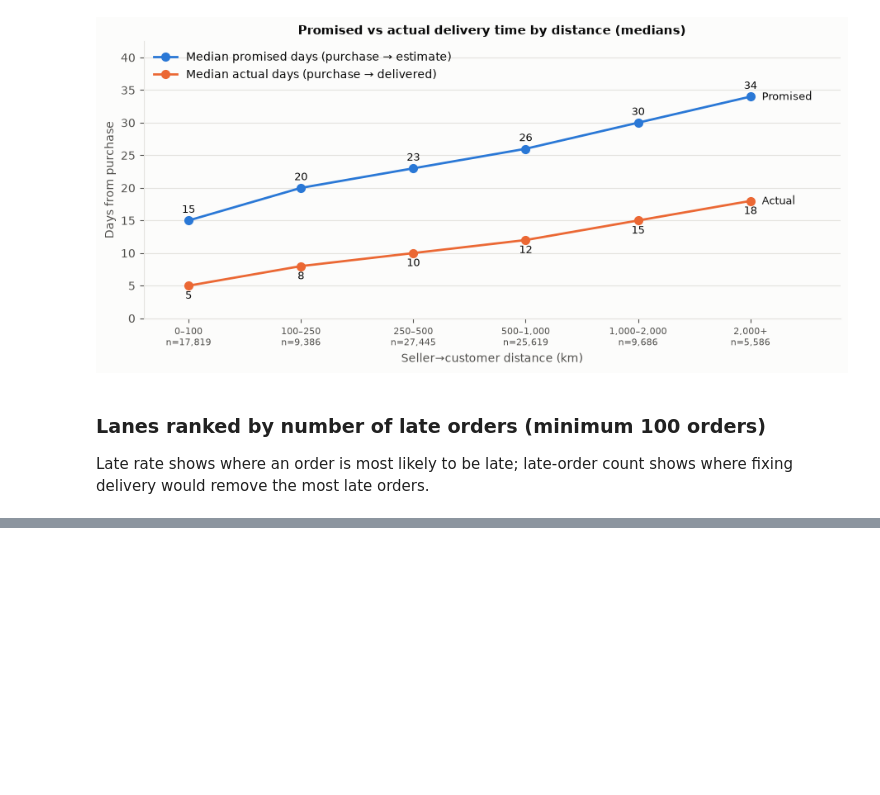
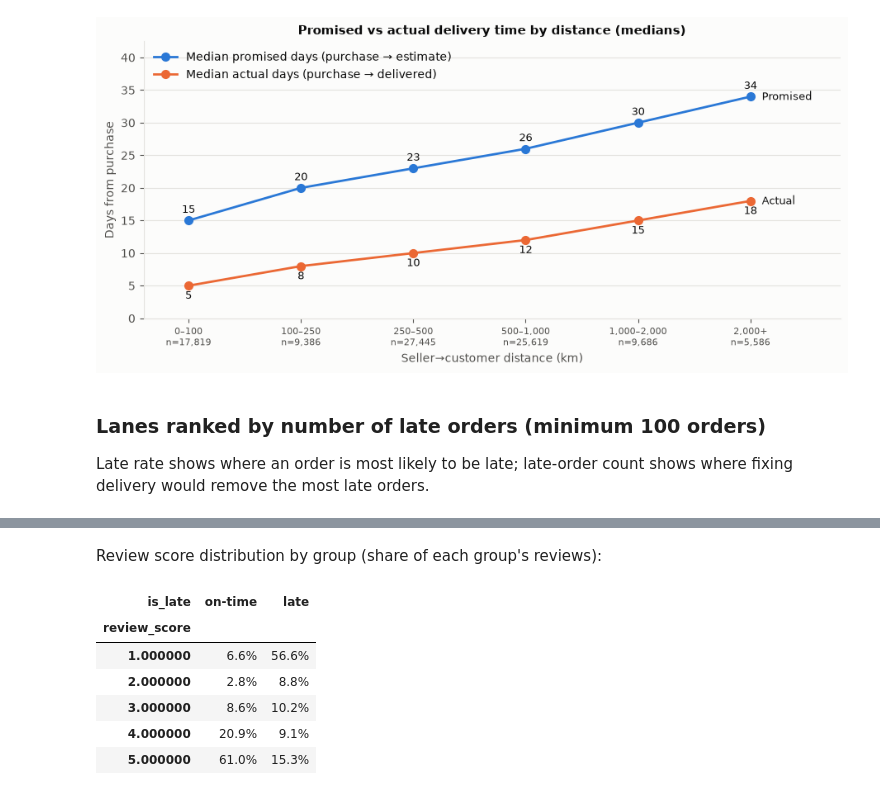
Before and after one commit to DevarshiDave1120-cmd/olist-marketplace-operations-analytics, a Jupyter notebook: notebooks/olist_analysis.ipynb, the cells around one changed output, grey strips where cells are left out. Saved outputs shown, nothing was run; the diff lists cells and outputs as text; code cells hidden in the pictures; blank space fills up the shorter version.

```diff
--- a/notebooks/olist_analysis.ipynb
+++ b/notebooks/olist_analysis.ipynb
@@ -287,0 +363,14 @@ by_count.style.format({"order_count": "{:,}", "late_count": "{:,}", "late_rate":
+# %% [markdown]
+Review score distribution by group (share of each group's reviews):
+# %%
+dist = (pd.crosstab(rv.review_score, rv.is_late.map({True: "late", False: "on-time"}),
+                    normalize="columns")[["on-time", "late"]])
+dist.style.format("{:.1%}")
+# %% [output]
+| is_late | on-time | late |
+| review_score |  |  |
+| 1.000000 | 6.6% | 56.6% |
+| 2.000000 | 2.8% | 8.8% |
+| 3.000000 | 8.6% | 10.2% |
+| 4.000000 | 20.9% | 9.1% |
+| 5.000000 | 61.0% | 15.3% |
```
Also changed, not shown: parts of 7 cells of this notebook, 2 other files.
